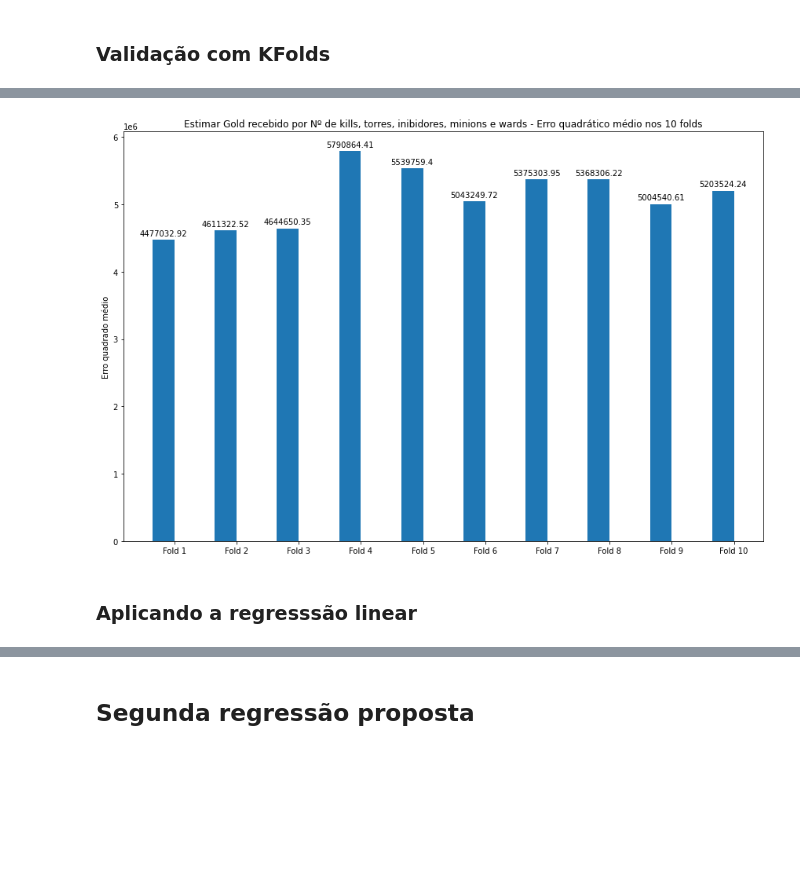
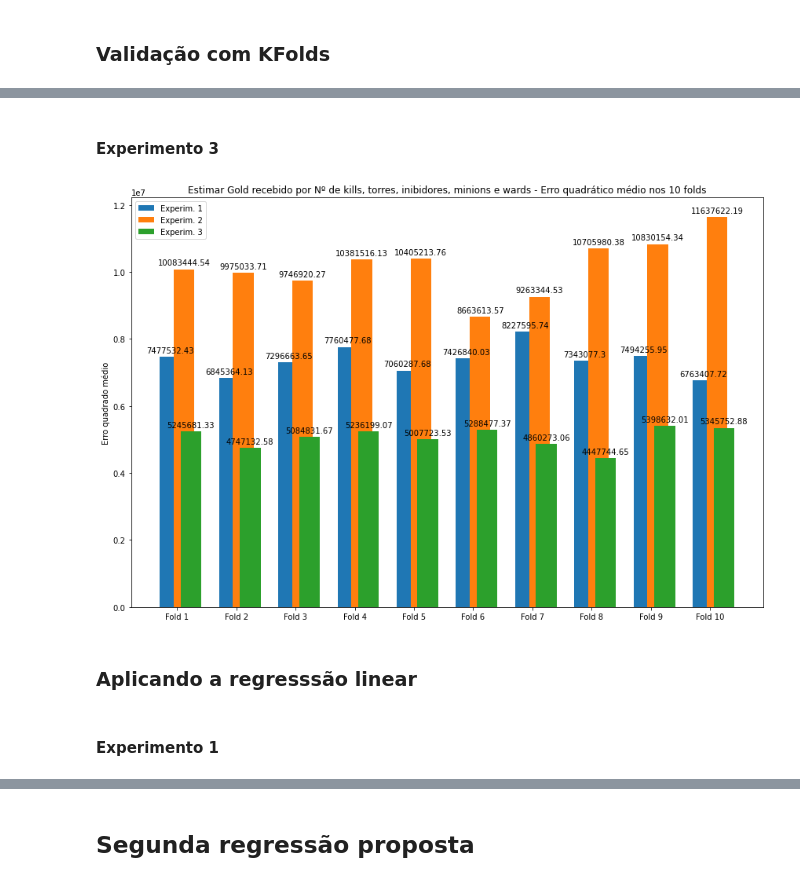
Before and after one commit to guilhermepoluc/league-of-legends-analysis-icd, a Jupyter notebook: regressao.ipynb, the cells around one changed output, grey strips where cells are left out. Drawn from its saved outputs; the diff is of its cells as text; code cells hidden in the pictures; blank space fills up the shorter version.

```diff
--- a/regressao.ipynb
+++ b/regressao.ipynb
@@ -55,0 +72,2 @@ X_train, X_test, y_train, y_test = train_test_split(X[:samples], y[:samples], te
+# %%
+X2_train, X2_test, y2_train, y2_test = train_test_split(X2[:samples], y[:samples], test_size = 0.2)
@@ -56,2 +76,4 @@ X_train, X_test, y_train, y_test = train_test_split(X[:samples], y[:samples], te
+# %%
+X3_train, X3_test, y3_train, y3_test = train_test_split(X3[:samples], y[:samples], test_size = 0.2)
 # %% [markdown]
 ### Normalização dos dados
@@ -83,6 +152,21 @@ for train_index, val_index in skf.split(Z_train, y_train):
     # print('Erro Quadrado médio: {}'.format(error_mean[fold-1]))
     # print('')
     fold += 1
+# %% [markdown]
+#### Experimento 3
+# %%
+error_mean_ex03 = []
+fold = 1
+for train_index, val_index in skf.split(Z3_train, y3_train):
+    # print('{}º fold'.format(fold))
+    clf = LinearRegression()
+    clf.fit(Z3_train.values[train_index], y3_train.values[train_index])
+    y_val = y3_train.values[val_index]
+    y_hat = clf.predict(Z3_train.values[val_index])
+    error_mean_ex03.append(round(((y_val - y_hat)**2).mean(), 2))
+    # print('Erro Quadrado médio: {}'.format(error_mean[fold-1]))
+    # print('')
+    fold += 1
 # %%
 # Funções para plotar os gráficos
 def autolabel(rects, ax):
@@ -95,9 +179,9 @@ def autolabel(rects, ax):
                     textcoords="offset points",
                     ha='center', va='bottom')
 
-def plotBars(roundedMetricRL, title, metricLabel):
+def plotBars(roundedMetric, title, metricLabel):
     fig, ax = plt.subplots()
-    rects = ax.bar(x - width/2, roundedMetricRL , width)
+    rects = ax.bar(x - width/2, roundedMetric , width)
     # rects1 = ax.bar(x + width/2, roundedMetricKNN , width, label='KNN')
 
     # Add some text for labels, title and custom x-axis tick labels, etc.
@@ -110,13 +194,31 @@ def plotBars(roundedMetricRL, title, metricLabel):
     autolabel(rects, ax)
     # autolabel(rects2, ax)
     fig.tight_layout()
+
+def plotBarsWith3Data(roundedMetric1, roundedMetric2, roundedMetric3, title, metricLabel):
+    fig, ax = plt.subplots()
+    rects1 = ax.bar(x - width/3, roundedMetric1 , width, label='Experim. 1')
+    rects2 = ax.bar(x + width/3, roundedMetric2, width, label='Experim. 2')
+    rects3 = ax.bar(x + 2*(width/3), roundedMetric3 , width, label='Experim. 3')
+
+    # Add some text for labels, title and custom x-axis tick labels, etc.
+    fig.set_size_inches(12,8)
+    ax.set_ylabel(metricLabel)
+    ax.set_title('{}'.format(title))
+    ax.set_xticks(x)
+    ax.set_xticklabels(labels)
+    ax.legend()
+    autolabel(rects1, ax)
+    autolabel(rects2, ax)
+    autolabel(rects3, ax)
+    fig.tight_layout()
 # %%
 labels = ['Fold 1', 'Fold 2', 'Fold 3', 'Fold 4', 'Fold 5', 'Fold 6', 'Fold 7', 'Fold 8', 'Fold 9', 'Fold 10']
 x = np.arange(len(labels))
 width = 0.35
 # %%
-plotBars(error_mean, 'Estimar {} por {} - Erro quadrático médio nos {} folds'.format('Gold recebido', 'Nº de kills, torres, inibidores, minions e wards', numberOfFolds), 'Erro quadrado médio')
+plotBarsWith3Data(error_mean_ex01, error_mean_ex02, error_mean_ex03, 'Estimar {} por {} - Erro quadrático médio nos {} folds'.format('Gold recebido', 'Nº de kills, torres, inibidores, minions e wards', numberOfFolds), 'Erro quadrado médio')
 # %% [output]
-[figure, old version]
+[figure, new version]
 # %% [markdown]
 ### Aplicando a regresssão linear
@@ -150,4 +246,6 @@ def calculate_LinearRegression(X_train, y_train, X_test, y_test, columnToPrint,
     plt.tight_layout()
     print("O erro quadrático médio é {}".format(round(error_mean, 1) ))
     print()
+# %% [markdown]
+#### Experimento 1
 # %%
```
Also changed, not shown: parts of 68 cells of this notebook.
